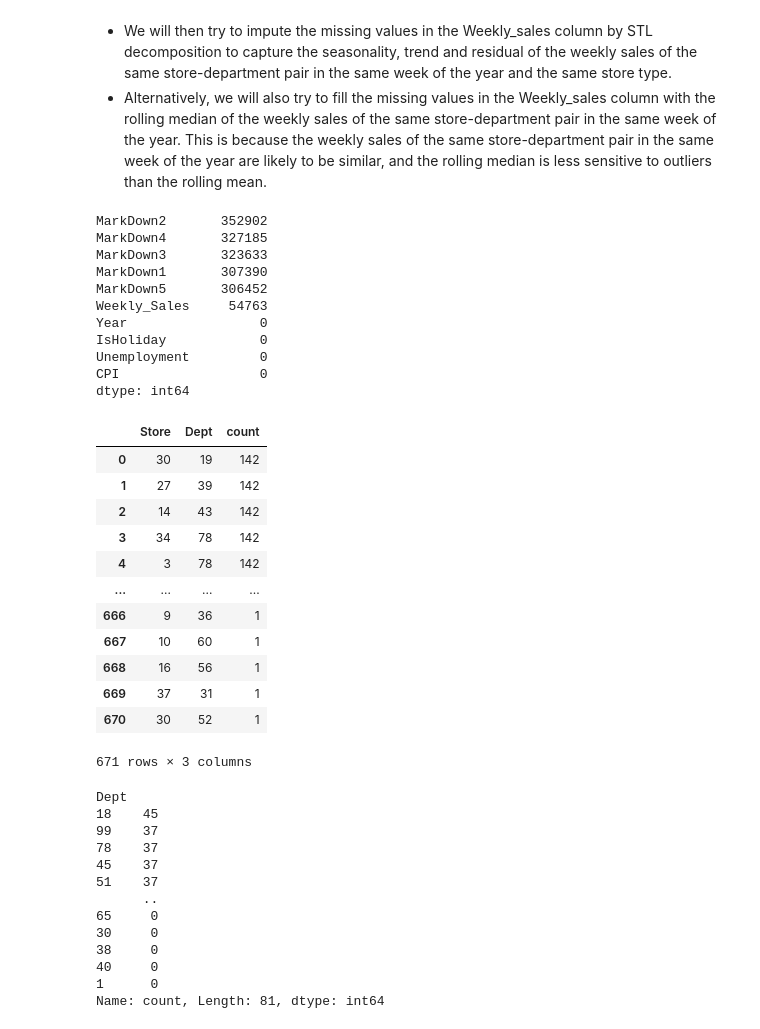
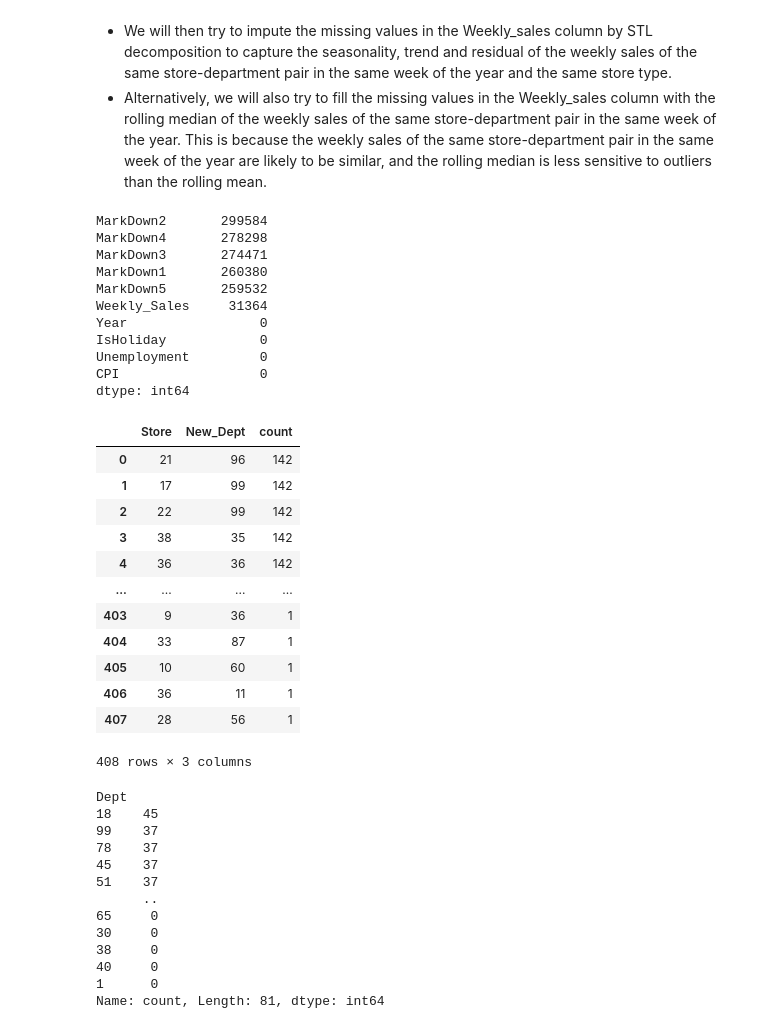
Before and after one commit to Dr-Spicy/WalmartForecast, a Jupyter notebook: Notebook.ipynb, the cells around one changed output. Drawn from its saved outputs; the diff is of its cells as text; code cells hidden in the pictures.

```diff
--- a/Notebook.ipynb
+++ b/Notebook.ipynb
@@ -454,11 +476,7 @@ st_dept.head()
 # %%
-# right join st_dept with features, so that for every store-dept pair, we have all the features at all weeks during the time period, even though this span causes some weeks' sales data are missing for this store-dept pair.
-# sdw is short for store-dept-weekly
-sdw = st_dept.merge(features, on = ["Store"], how="right")
-#del st_dept
-# left join sdw with train1 to get the weekly sales, and drop the duplicate 'isHoliday' column from the train table, since it is already in the features table
-sdw = sdw.merge(train1.drop(columns='IsHoliday'), on = ["Store","New_Dept","Date"], how="left")
-sdw.head()
+# left join df with train1 to get the weekly sales, and drop the duplicate 'isHoliday' column from the train table, since it is already in the features table
+df = df.merge(train1.drop(columns='IsHoliday'), on = ["Store","New_Dept","Date"], how="left")
+df.head()
 # %% [output]
 |  | Store | Type | Size | New_Dept | Department Name | In Full Category | Merch Align | Date | ... |
 | 0 | 1 | A | 151315 | 1 | Candy and Tobacco | Food | Food | 2010-02-05 | ... |
@@ -469,8 +487,8 @@ sdw.head()
 # %%
-# drop weeks greater than max date in train data, since we don't have sales data for those weeks
-max_date = np.max(train.Date)
-sdw = sdw[sdw["Date"]<=max_date].reset_index(drop=True)
-sdw.head()
+# drop weeks greater than max date in train1 data, since we don't have sales data for those weeks
+max_date = np.max(train1.Date)
+df= df[df["Date"]<=max_date].reset_index(drop=True)
+df.head()
 # %% [output]
 |  | Store | Type | Size | New_Dept | Department Name | In Full Category | Merch Align | Date | ... |
 | 0 | 1 | A | 151315 | 1 | Candy and Tobacco | Food | Food | 2010-02-05 | ... |
@@ -506,13 +534,14 @@ memory usage: 70.4+ MB
 - Extract the year, month, and day from the ['Date'] column to create new columns ['Year', 'Week'].
 # %%
 # Convert the ['Store', 'Dept'] column to categorical types
-sdw['Store'] = sdw['Store'].astype('category')
-sdw['Dept'] = sdw['Dept'].astype('category')
+df['Store'] = df['Store'].astype('category')
+df['New_Dept'] = df['New_Dept'].astype('category')
 # Convert the ['Date'] column to datetime types
-sdw['Date'] = pd.to_datetime(sdw['Date'])
+df['Date'] = pd.to_datetime(df['Date'])
 # Extract the year, month, and day from the ['Date'] column to create new columns ['Year', 'Week']
-sdw['Year'] = sdw['Date'].dt.year
-sdw['Week'] = sdw['Date'].dt.isocalendar().week
-sdw.info()
+df['Year'] = df['Date'].dt.year
+df['Week'] = df['Date'].dt.isocalendar().week
+df.info()
+df.describe()
 # %% [output]
 <class 'pandas.core.frame.DataFrame'>
@@ -538,14 +576,14 @@ memory usage: 63.6+ MB
 - We will then try to impute the missing values in the Weekly_sales column by STL decomposition to capture the seasonality, trend and residual of the weekly sales of the same store-department pair in the same week of the year and the same store type.
 - Alternatively, we will also try to fill the missing values in the Weekly_sales column with the rolling median of the weekly sales of the same store-department pair in the same week of the year. This is because the weekly sales of the same store-department pair in the same week of the year are likely to be similar, and the rolling median is less sensitive to outliers than the rolling mean.
 # %%
-sdw.isna().sum().sort_values(ascending=False).head(10)
+df.isna().sum().sort_values(ascending=False).head(10)
 # %% [output]
-MarkDown2       352902
-MarkDown4       327185
-MarkDown3       323633
-MarkDown1       307390
-MarkDown5       306452
-Weekly_Sales     54763
+MarkDown2       299584
+MarkDown4       278298
+MarkDown3       274471
+MarkDown1       260380
+MarkDown5       259532
+Weekly_Sales     31364
 Year                 0
 IsHoliday            0
 Unemployment         0
@@ -553,27 +591,27 @@ CPI                  0
 dtype: int64
 # %%
 # Fill the missing values in the markdown1-5 columns with 0
-sdw[['MarkDown1','MarkDown2','MarkDown3','MarkDown4','MarkDown5']] = sdw[['MarkDown1','MarkDown2','MarkDown3','MarkDown4','MarkDown5']].fillna(0)
+df[['MarkDown1','MarkDown2','MarkDown3','MarkDown4','MarkDown5']] = df[['MarkDown1','MarkDown2','MarkDown3','MarkDown4','MarkDown5']].fillna(0)
 # %%
 # Fill the missing values in the Weekly_sales column with the rolling median of the weekly sales of the same store-department pair in the same week of the year
 # %%
 # find out the non-zero missing value counts in the Weekly_sales column for each store-department pair in sdw
-a = sdw.loc[sdw.Weekly_Sales.isna(), ['Store','Dept']].value_counts().reset_index()
+a = df.loc[df.Weekly_Sales.isna(), ['Store','New_Dept']].value_counts().reset_index()
 a
 # %% [output]
-|  | Store | Dept | count |
-| 0 | 30 | 19 | 142 |
-| 1 | 27 | 39 | 142 |
-| 2 | 14 | 43 | 142 |
-| 3 | 34 | 78 | 142 |
-| 4 | 3 | 78 | 142 |
+|  | Store | New_Dept | count |
+| 0 | 21 | 96 | 142 |
+| 1 | 17 | 99 | 142 |
+| 2 | 22 | 99 | 142 |
+| 3 | 38 | 35 | 142 |
+| 4 | 36 | 36 | 142 |
 | ... | ... | ... | ... |
-| 666 | 9 | 36 | 1 |
-| 667 | 10 | 60 | 1 |
-| 668 | 16 | 56 | 1 |
-| 669 | 37 | 31 | 1 |
-| 670 | 30 | 52 | 1 |
+| 403 | 9 | 36 | 1 |
+| 404 | 33 | 87 | 1 |
+| 405 | 10 | 60 | 1 |
+| 406 | 36 | 11 | 1 |
+| 407 | 28 | 56 | 1 |
-671 rows × 3 columns
+408 rows × 3 columns
 # %%
 a['Dept'].value_counts()
 # %% [output]
```
Also changed, not shown: parts of 10 cells of this notebook.
